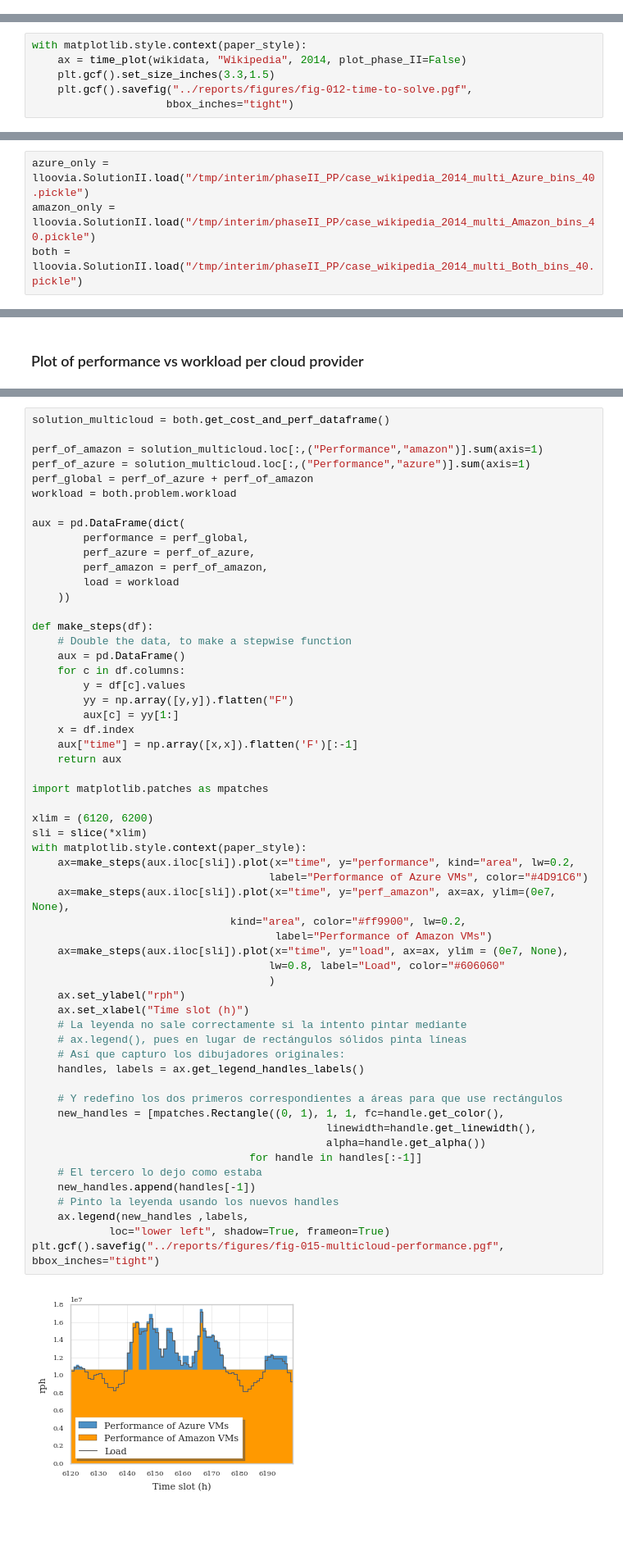
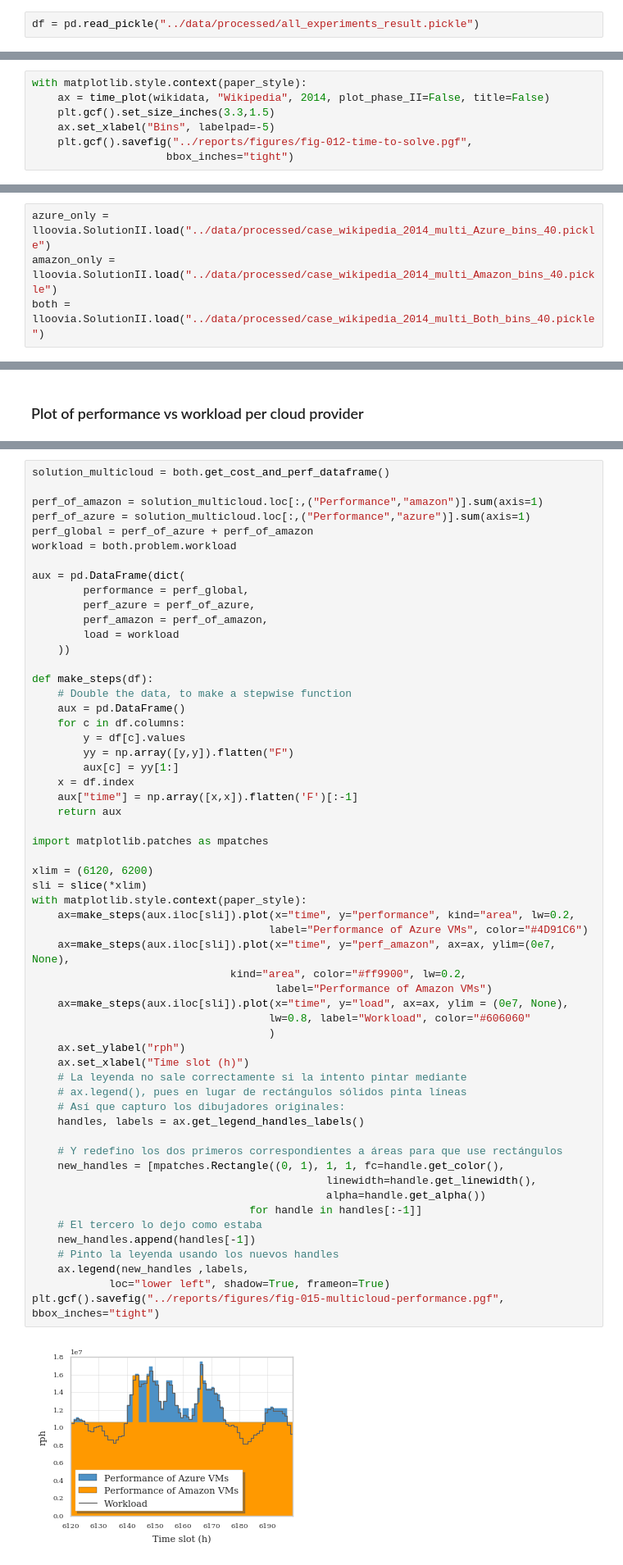
Before and after one commit to asi-uniovi/lloovia, a Jupyter notebook: notebooks/Graphing results (WIP).ipynb, the cells around one changed output, grey strips where cells are left out. Shown at 82% size. Drawn from its saved outputs; the diff is of its cells as text; blank space fills up the shorter version.

```diff
--- a/notebooks/Graphing results (WIP).ipynb
+++ b/notebooks/Graphing results (WIP).ipynb
@@ -105,6 +106,8 @@ This is the complete set of `.csv` files
 ../data/paper/traces_synthetic_unpredictable_STWP.csv
 # %% [markdown]
 This is a plot which shows each workload shape, all for the LTWP version and base-level = 3000000. This is Fig. 8 in the paper
+# %%
+df = pd.read_pickle("../data/processed/all_experiments_result.pickle")
 # %%
 # Load all workloads from CSVs
 cases = df.index.levels[0]            # Names of each case
@@ -598,7 +582,8 @@ with matplotlib.style.context(paper_style):
 # %%
 with matplotlib.style.context(paper_style):
-    ax = time_plot(wikidata, "Wikipedia", 2014, plot_phase_II=False)
+    ax = time_plot(wikidata, "Wikipedia", 2014, plot_phase_II=False, title=False)
     plt.gcf().set_size_inches(3.3,1.5)
+    ax.set_xlabel("Bins", labelpad=-5)
     plt.gcf().savefig("../reports/figures/fig-012-time-to-solve.pgf",
                      bbox_inches="tight")
 # %% [output]
@@ -720,6 +708,6 @@ with matplotlib.style.context(paper_style):
 # %%
-azure_only = lloovia.SolutionII.load("/tmp/interim/phaseII_PP/case_wikipedia_2014_multi_Azure_bins_40.pickle")
-amazon_only = lloovia.SolutionII.load("/tmp/interim/phaseII_PP/case_wikipedia_2014_multi_Amazon_bins_40.pickle")
-both = lloovia.SolutionII.load("/tmp/interim/phaseII_PP/case_wikipedia_2014_multi_Both_bins_40.pickle")
+azure_only = lloovia.SolutionII.load("../data/processed/case_wikipedia_2014_multi_Azure_bins_40.pickle")
+amazon_only = lloovia.SolutionII.load("../data/processed/case_wikipedia_2014_multi_Amazon_bins_40.pickle")
+both = lloovia.SolutionII.load("../data/processed/case_wikipedia_2014_multi_Both_bins_40.pickle")
 # %% [markdown]
 ### Cloud infrastructure
@@ -850,32 +812,32 @@ import matplotlib.patches as mpatches
 
 xlim = (6120, 6200)
 sli = slice(*xlim)
 with matplotlib.style.context(paper_style):
     ax=make_steps(aux.iloc[sli]).plot(x="time", y="performance", kind="area", lw=0.2,
                                      label="Performance of Azure VMs", color="#4D91C6")
     ax=make_steps(aux.iloc[sli]).plot(x="time", y="perf_amazon", ax=ax, ylim=(0e7, None),
                                kind="area", color="#ff9900", lw=0.2,
                                       label="Performance of Amazon VMs")
     ax=make_steps(aux.iloc[sli]).plot(x="time", y="load", ax=ax, ylim = (0e7, None),
-                                     lw=0.8, label="Load", color="#606060"
+                                     lw=0.8, label="Workload", color="#606060"
                                      )
     ax.set_ylabel("rph")
     ax.set_xlabel("Time slot (h)")
     # La leyenda no sale correctamente si la intento pintar mediante
     # ax.legend(), pues en lugar de rectángulos sólidos pinta líneas
     # Así que capturo los dibujadores originales:
     handles, labels = ax.get_legend_handles_labels()
 
     # Y redefino los dos primeros correspondientes a áreas para que use rectángulos
     new_handles = [mpatches.Rectangle((0, 1), 1, 1, fc=handle.get_color(),
                                               linewidth=handle.get_linewidth(),
                                               alpha=handle.get_alpha())
                                   for handle in handles[:-1]]
     # El tercero lo dejo como estaba
     new_handles.append(handles[-1])
     # Pinto la leyenda usando los nuevos handles
     ax.legend(new_handles ,labels,
             loc="lower left", shadow=True, frameon=True)
 plt.gcf().savefig("../reports/figures/fig-015-multicloud-performance.pgf", bbox_inches="tight")
 # %% [output]
-[figure, old version]
+[figure, new version]
```
Also changed, not shown: parts of 26 cells of this notebook, 16 other files.
